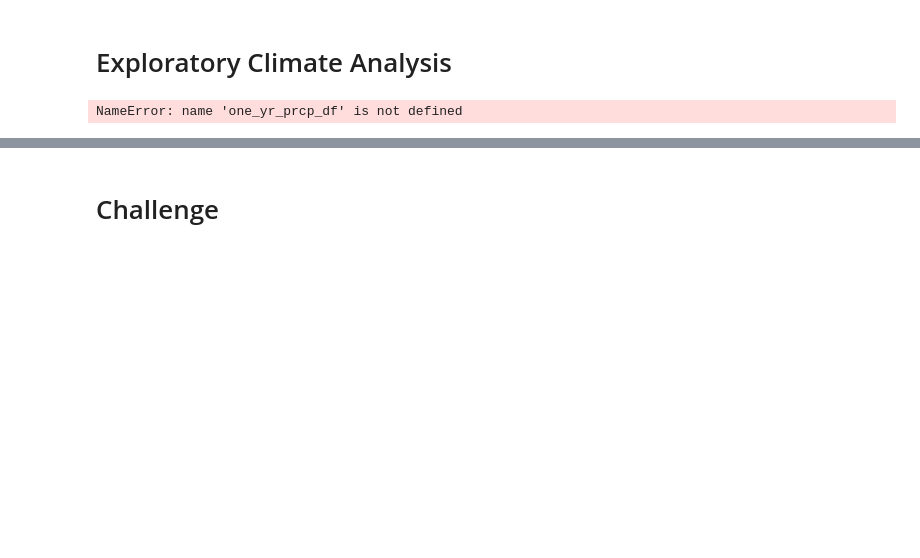
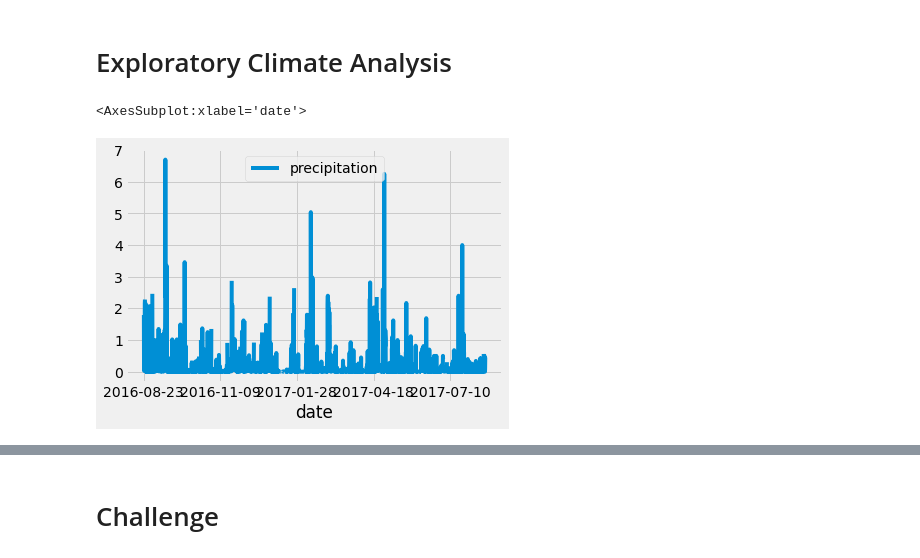
Before and after one commit to lemuslau/surfs_up, a Jupyter notebook: climate_analysis.ipynb, the cells around one changed output, grey strips where cells are left out. Saved outputs shown, nothing was run; the diff lists cells and outputs as text; code cells hidden in the pictures; blank space fills up the shorter version.

Commit message:
Plotted Year Precipitation

```diff
--- a/climate_analysis.ipynb
+++ b/climate_analysis.ipynb
@@ -40,19 +40,20 @@ session = Session(engine)
 # %%
 # Design a query to retrieve the last 12 months of precipitation data and plot the results.
 #Starting from the last data point in the database.
 prev_year = dt.date(2017, 8, 23) - dt.timedelta(days=365)
 # Calculate the date one year from the last date in data set.
 results = []
 results = session.query(Measurement.date, Measurement.prcp).filter(Measurement.date >= prev_year).all()
 # Perform a query to retrieve the data and precipitation scores
 # Save the query results as a Pandas DataFrame and set the index to the date column
 one_year_df = pd.DataFrame(results, columns=['date','precipitation'])
 one_year_df.set_index(one_year_df['date'], inplace=True)
 # Sort the dataframe by date
-one_yr_df = one_yr_prcp_df.sort_index()
+one_year_df = one_year_df.sort_index()
 # Use Pandas Plotting with Matplotlib to plot the data
-one_yr_df.plot()
+one_year_df.plot()
 # %% [output]
-NameError: name 'one_yr_prcp_df' is not defined
+<AxesSubplot:xlabel='date'>
+[figure, added]
 # %%
 # Use Pandas to calcualte the summary statistics for the precipitation data
```
Also changed, not shown: parts of 5 cells of this notebook.
